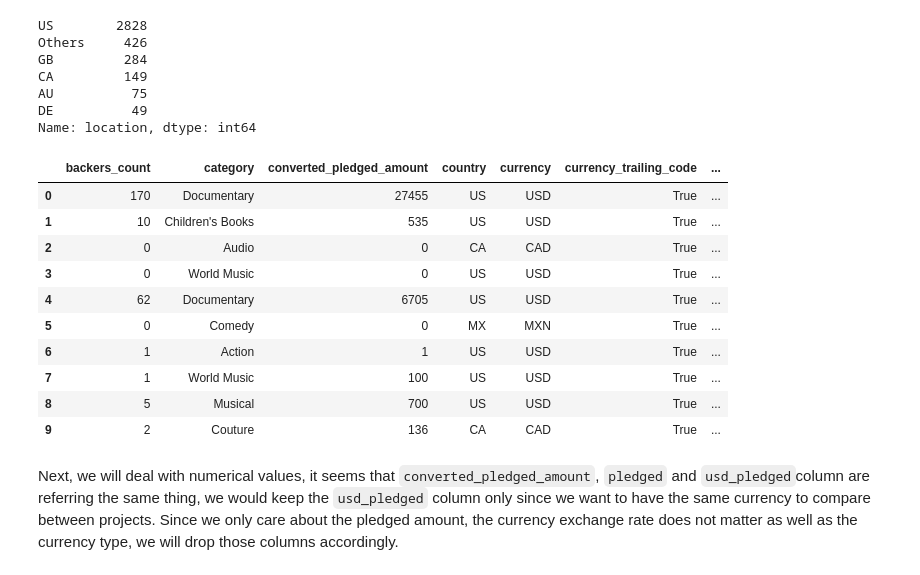
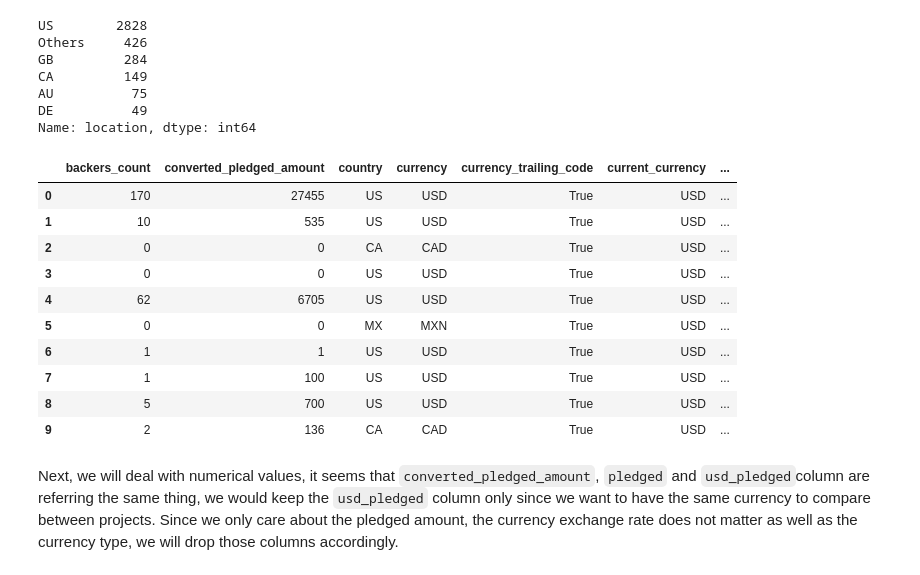
Before and after one commit to george1577/Thinkful_Data_Science, a Jupyter notebook: Drills_and_Assignments/Data_Science_Bootcamp/Unit_2_Supervised_learning/Lesson_1_Preparing_to_model/Challenge_Preparing_a_dataset_for_modeling/Challenge Preparing a dataset for modeling.ipynb, the cells around one changed output. Saved outputs shown, nothing was run; the diff lists cells and outputs as text; code cells hidden in the pictures.

```diff
--- a/Drills_and_Assignments/Data_Science_Bootcamp/Unit_2_Supervised_learning/Lesson_1_Preparing_to_model/Challenge_Preparing_a_dataset_for_modeling/Challenge Preparing a dataset for modeling.ipynb
+++ b/Drills_and_Assignments/Data_Science_Bootcamp/Unit_2_Supervised_learning/Lesson_1_Preparing_to_model/Challenge_Preparing_a_dataset_for_modeling/Challenge Preparing a dataset for modeling.ipynb
@@ -156,6 +172,6 @@ def cat(col):
     else:
         return col
 cat_v = np.vectorize(cat)
-KS_raw['category'] = cat_v(KS_raw['category'])
+KS_clean['name'] = cat_v(KS_clean['name'])
 # %%
 # check the result
@@ -181,3 +197,6 @@ Name: category, dtype: int64
+# %%
+# drop the original category column
+KS_clean.drop(['category'], axis=1, inplace=True)
 # %% [markdown]
 Now we check the location column to see if there is any useful information
 # %%
@@ -189,6 +208,6 @@ KS_raw.iloc[1]['location']
 To simplify the problem, we extract only the country part so there are not too many unique values but still have enough categories for our model
 # %%
 # extract the contry code from the location column as replace the original column
-KS_raw['location'] = KS_raw['location'].str.extract('"country":"(.*)","state"')
+KS_clean['location'] = KS_clean['location'].str.extract('"country":"(.*)","state"')
 # %%
 # check the value of location
@@ -203,12 +222,12 @@ Name: location, dtype: int64
 # %% [markdown]
 From above, we can see the top 5=five contries of origin are `US`, `GB`, `CA`, `AU`, `DE`, we will create a sixth category called others if it is not in these five countries, in other words, we will transform `location` column into a six-value categorical feature
 # %%
-KS_raw['location'] = np.where(KS_raw['location'] == 'US', 'US',
-                     np.where(KS_raw['location'] == 'GB', 'GB',
-                     np.where(KS_raw['location'] == 'CA', 'CA',
-                     np.where(KS_raw['location'] == 'AU', 'AU',
-                     np.where(KS_raw['location'] == 'DE', 'DE', 'Others')))))
-KS_raw['location'].value_counts()
+KS_clean['location'] = np.where(KS_clean['location'] == 'US', 'US',
+                     np.where(KS_clean['location'] == 'GB', 'GB',
+                     np.where(KS_clean['location'] == 'CA', 'CA',
+                     np.where(KS_clean['location'] == 'AU', 'AU',
+                     np.where(KS_clean['location'] == 'DE', 'DE', 'Others')))))
+KS_clean['location'].value_counts()
 # %% [output]
 US        2828
 Others     426
@@ -218,19 +237,19 @@ AU          75
 DE          49
 Name: location, dtype: int64
 # %%
-KS_raw.head(10)
+KS_clean.head(10)
 # %% [output]
-|  | backers_count | category | converted_pledged_amount | country | currency | currency_trailing_code | ... |
-| 0 | 170 | Documentary | 27455 | US | USD | True | ... |
-| 1 | 10 | Children's Books | 535 | US | USD | True | ... |
-| 2 | 0 | Audio | 0 | CA | CAD | True | ... |
-| 3 | 0 | World Music | 0 | US | USD | True | ... |
-| 4 | 62 | Documentary | 6705 | US | USD | True | ... |
-| 5 | 0 | Comedy | 0 | MX | MXN | True | ... |
-| 6 | 1 | Action | 1 | US | USD | True | ... |
-| 7 | 1 | World Music | 100 | US | USD | True | ... |
-| 8 | 5 | Musical | 700 | US | USD | True | ... |
-| 9 | 2 | Couture | 136 | CA | CAD | True | ... |
+|  | backers_count | converted_pledged_amount | country | currency | currency_trailing_code | current_currency | ... |
+| 0 | 170 | 27455 | US | USD | True | USD | ... |
+| 1 | 10 | 535 | US | USD | True | USD | ... |
+| 2 | 0 | 0 | CA | CAD | True | USD | ... |
+| 3 | 0 | 0 | US | USD | True | USD | ... |
+| 4 | 62 | 6705 | US | USD | True | USD | ... |
+| 5 | 0 | 0 | MX | MXN | True | USD | ... |
+| 6 | 1 | 1 | US | USD | True | USD | ... |
+| 7 | 1 | 100 | US | USD | True | USD | ... |
+| 8 | 5 | 700 | US | USD | True | USD | ... |
+| 9 | 2 | 136 | CA | CAD | True | USD | ... |
 # %% [markdown]
 Next, we will deal with numerical values, it seems that `converted_pledged_amount`, `pledged` and `usd_pledged`column are referring the same thing, we would keep the `usd_pledged` column only since we want to have the same currency to compare between projects. Since we only care about the pledged amount, the currency exchange rate does not matter as well as the currency type, we will drop those columns accordingly.
 # %%
```
Also changed, not shown: parts of 38 cells of this notebook.
